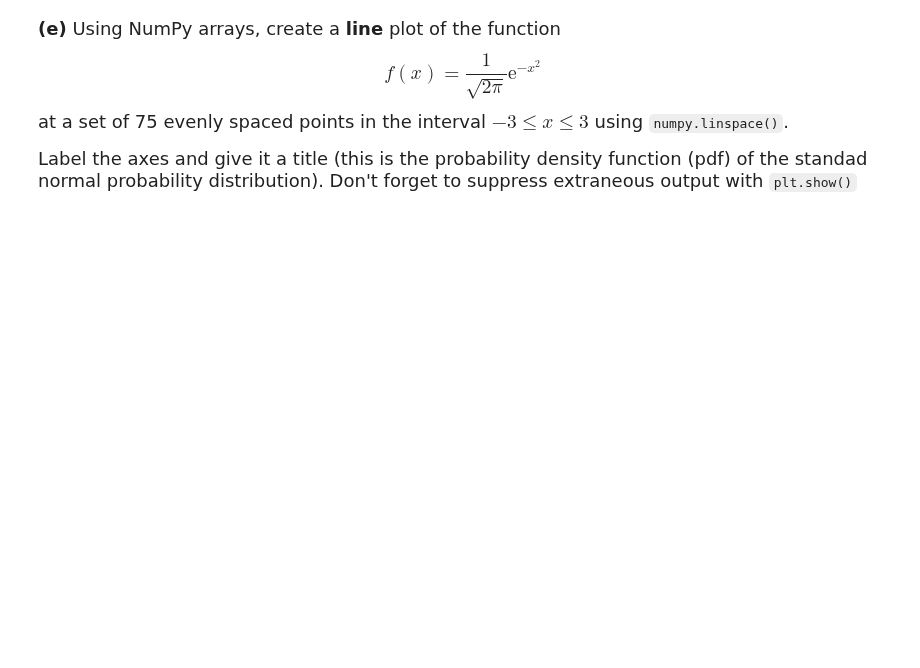
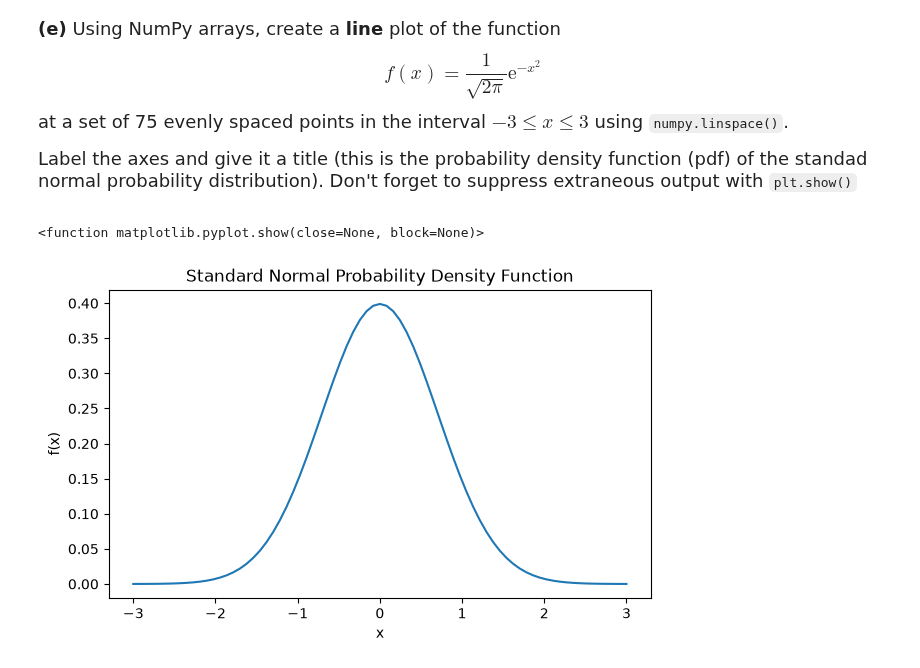
Before and after one commit to sashimmy/datasci151fall2026, a Jupyter notebook: _assignments/assignment_3/Assignment3.ipynb, the cells around one changed output. Saved outputs shown, nothing was run; the diff lists cells and outputs as text; code cells hidden in the pictures; blank space fills up the shorter version.

```diff
--- a/_assignments/assignment_3/Assignment3.ipynb
+++ b/_assignments/assignment_3/Assignment3.ipynb
@@ -146,3 +190,19 @@ at a set of 75 evenly spaced points in the interval $-3 \leq x \leq 3$ using `nu
 Label the axes and give it a title (this is the probability density function (pdf) of the standad normal probability distribution). Don't forget to suppress extraneous output with `plt.show()`
 # %%
 # your code here
+import matplotlib.pyplot  as plt
+x = np.linspace(-3,3,75)
+
+function = (1 / np.sqrt(2*np.pi)) * np.exp(-(x**2))
+
+plt.figure(figsize=(7, 4))
+plt.plot(x, function, color="tab:blue")
+
+plt.xlabel("x")
+plt.ylabel("f(x)")
+plt.title("Standard Normal Probability Density Function")
+
+plt.show
+# %% [output]
+<function matplotlib.pyplot.show(close=None, block=None)>
+[figure, added]
```
Also changed, not shown: parts of 5 cells of this notebook.
